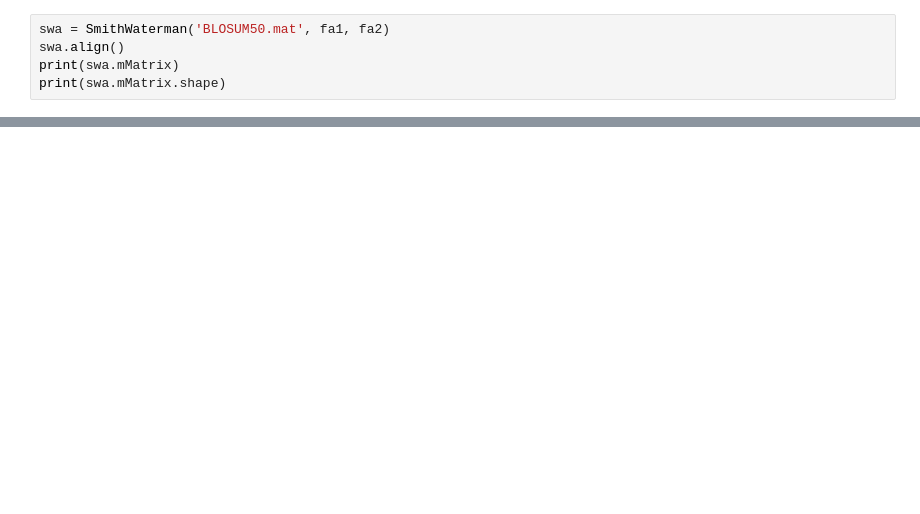
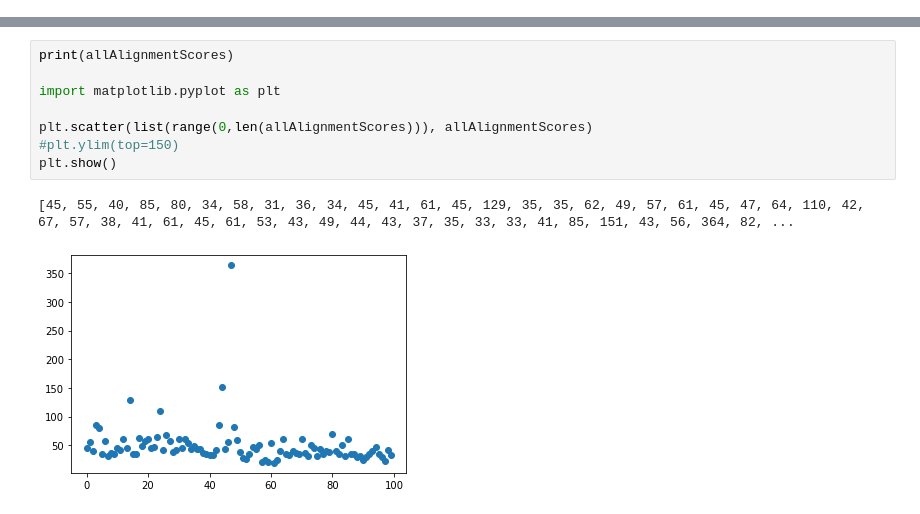
Before and after one commit to bendorr/Project1, a Jupyter notebook: align/Ben_Orr_BMI203_HW1.ipynb, the cells around one changed output, grey strips where cells are left out. Saved outputs shown, nothing was run; the diff lists cells and outputs as text; blank space fills up the shorter version.

```diff
--- a/align/Ben_Orr_BMI203_HW1.ipynb
+++ b/align/Ben_Orr_BMI203_HW1.ipynb
@@ -21,5 +2,0 @@ run algs.py
-# %%
-swa = SmithWaterman('BLOSUM50.mat', fa1, fa2)
-swa.align()
-print(swa.mMatrix)
-print(swa.mMatrix.shape)
@@ -34,0 +123,11 @@ print(swa.mMatrix.shape)
+# %%
+print(allAlignmentScores)
+
+import matplotlib.pyplot as plt
+
+plt.scatter(list(range(0,len(allAlignmentScores))), allAlignmentScores)
+#plt.ylim(top=150)
+plt.show()
+# %% [output]
+[45, 55, 40, 85, 80, 34, 58, 31, 36, 34, 45, 41, 61, 45, 129, 35, 35, 62, 49, 57, 61, 45, 47, 64, 110, 42, 67, 57, 38, 41, 61, 45, 61, 53, 43, 49, 44, 43, 37, 35, 33, 33, 41, 85, 151, 43, 56, 364, 82, ...
+[figure, added]
```
Also changed, not shown: parts of 26 cells of this notebook.
